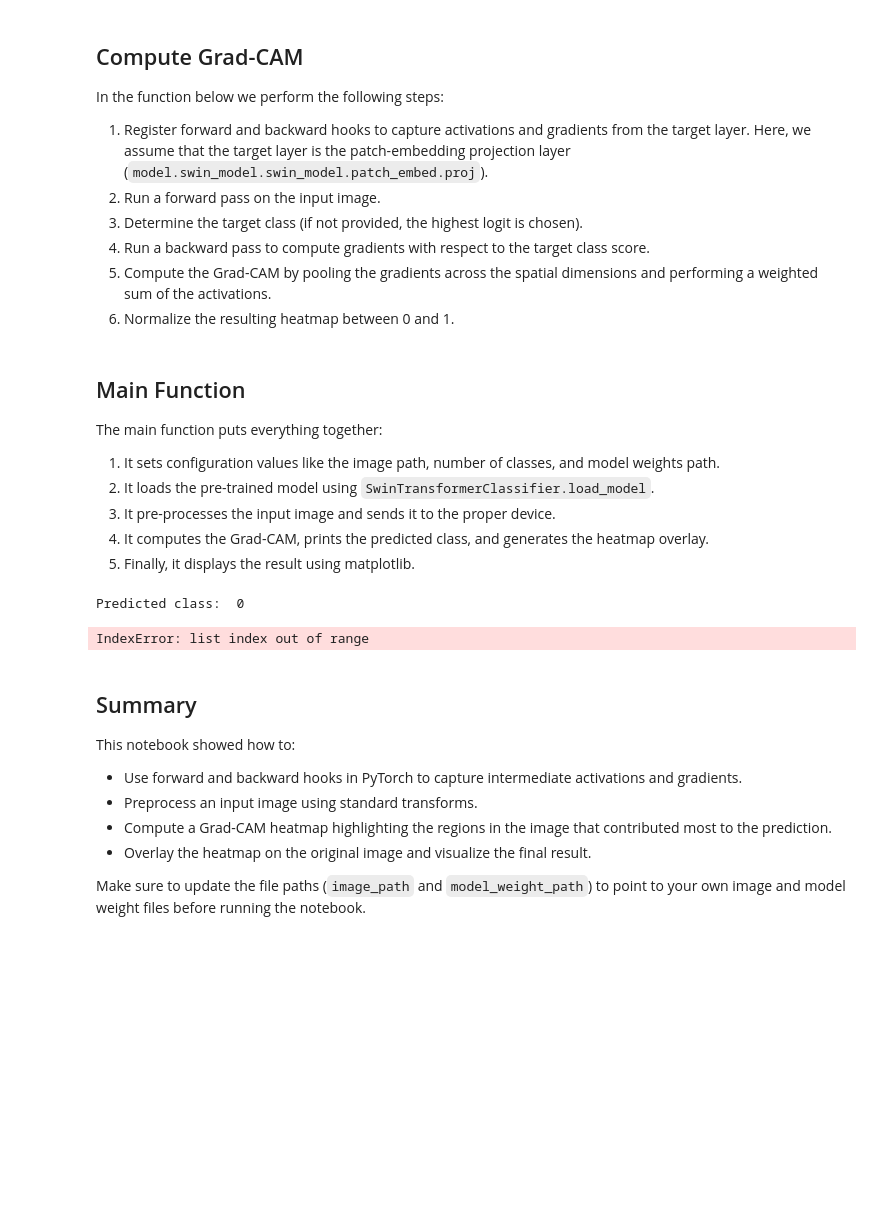
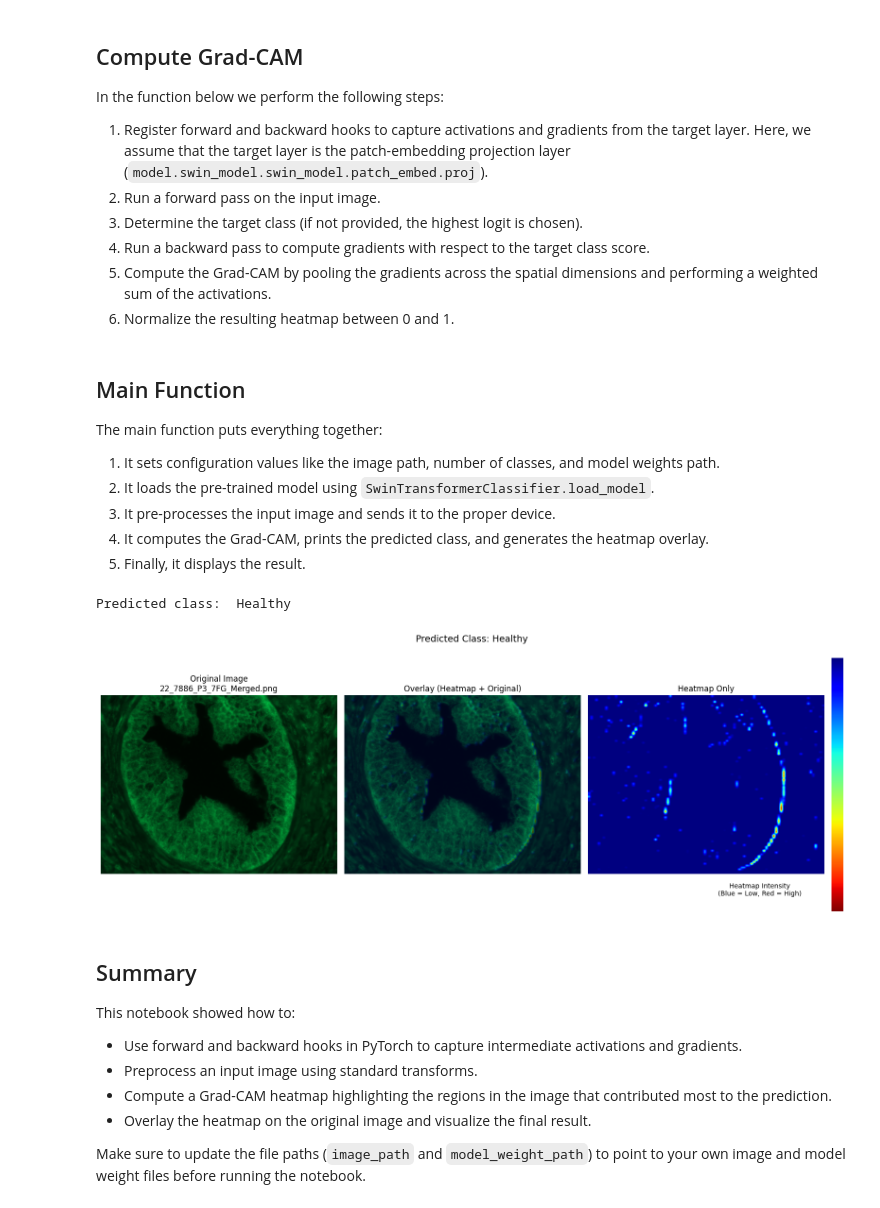
Before and after one commit to ccomkhj/Lightening_Classifier, a Jupyter notebook: grad_cam.ipynb, the cells around one changed output. Drawn from its saved outputs; the diff is of its cells as text; code cells hidden in the pictures; blank space fills up the shorter version.

```diff
--- a/grad_cam.ipynb
+++ b/grad_cam.ipynb
@@ -85,22 +85,18 @@ def generate_heatmap_on_image(original_img, cam, alpha=0.5):
     heatmap = cv2.cvtColor(heatmap, cv2.COLOR_BGR2RGB)
     return overlay, heatmap
 
-def visualize_heatmap(image_path, cam, class_name, alpha=0.5, save_path=None):
+def visualize_heatmap(image_path, cam, predicted_class_name, alpha=0.5, save_path=None):
     """
     Visualize the original image, overlay, heatmap, and colorbar in a single figure.
     Args:
         image_path: Path to the image file.
         cam: numpy array (H, W), normalized between 0 and 1.
-        class_name: Predicted class name.
+        predicted_class_name: Predicted class name.
         alpha: Transparency of the heatmap.
         save_path: Optional path to save the visualization.
     """
     original_img = Image.open(image_path)
     overlay, heatmap = generate_heatmap_on_image(original_img, cam, alpha)
-
-    # Extract the predicted class index from the heatmap (if provided)
-    predicted_class = np.argmax(cam) if cam.ndim == 2 else np.argmax(cam.sum(axis=(1, 2)))
-    predicted_class_name = class_names[predicted_class]
 
     # Extract the image name from the image_path
     image_name = image_path.split("/")[-1]
@@ -109,23 +105,26 @@ def visualize_heatmap(image_path, cam, class_name, alpha=0.5, save_path=None):
     fig = plt.figure(figsize=(16, 6))
     gs = fig.add_gridspec(1, 4, width_ratios=[1, 1, 1, 0.05])  # Make colorbar narrower
 
+    # Set the figure title (predicted class name)
+    fig.suptitle(f"Predicted Class: {predicted_class_name}", fontsize=14, y=1.0)
+
     # Plot the original image
     ax1 = fig.add_subplot(gs[0])
     ax1.imshow(original_img)
     ax1.axis('off')
-    ax1.set_title(f"Original Image\n{image_name}\nClass: {predicted_class_name}")
+    ax1.set_title(f"Original Image\n{image_name}")
 
     # Plot the overlay
     ax2 = fig.add_subplot(gs[1])
     ax2.imshow(overlay)
     ax2.axis('off')
-    ax2.set_title(f"Overlay (Heatmap + Original)\nClass: {predicted_class_name}")
+    ax2.set_title("Overlay (Heatmap + Original)")
 
     # Plot the heatmap
     ax3 = fig.add_subplot(gs[2])
     ax3.imshow(heatmap)
     ax3.axis('off')
-    ax3.set_title(f"Heatmap Only\nClass: {predicted_class_name}")
+    ax3.set_title("Heatmap Only")
 
     # Plot the colorbar
     ax4 = fig.add_subplot(gs[3])
@@ -218,14 +217,14 @@ The main function puts everything together:
 2. It loads the pre-trained model using `SwinTransformerClassifier.load_model`.
 3. It pre-processes the input image and sends it to the proper device.
 4. It computes the Grad-CAM, prints the predicted class, and generates the heatmap overlay.
-5. Finally, it displays the result using matplotlib.
+5. Finally, it displays the result.
 # %%
 def main():
     # ----------------------------
     # Configuration / arguments
     # ----------------------------
     # Path to an image file (change to your image file path)
-    image_path = "split/classification/F/test/Gl6/22_676_P1_3FG_F.png"
+    image_path = "split/classification/Merged/test/Healthy/22_7886_P3_7FG_Merged.png"
 
     # Set the number of classes in your model
     num_classes = 3
@@ -251,35 +250,35 @@ def main():
                 tune_fc_only=True,
                 target_size=target_size
             )
     model.eval()
 
     # Put model on device (CPU or GPU)
     # device = torch.device("cuda" if torch.cuda.is_available() else "cpu")
     device = torch.device("cpu")
     model.to(device)
 
     # -------------------------------
     # Preprocess the image
     # -------------------------------
     input_tensor, original_img = preprocess_image(image_path, target_size=target_size)
     input_tensor = input_tensor.to(device)
 
     # ----------------------------------
     # Compute Grad-CAM
     # ----------------------------------
     cam_np, predicted_class = compute_gradcam(model, input_tensor, target_size)
     class_name = class_names[predicted_class]
     print("Predicted class: ", class_name)
 
     # ----------------------------------
     # Visualize and save the result
     # ----------------------------------
     visualize_heatmap(image_path, cam_np, class_name, alpha=0.2, save_path="gradcam_overlay.png")
 
 main()
 # %% [output]
-Predicted class:  0
+Predicted class:  Healthy
-IndexError: list index out of range
+[figure, added]
 # %% [markdown]
 ## Summary
 
```
